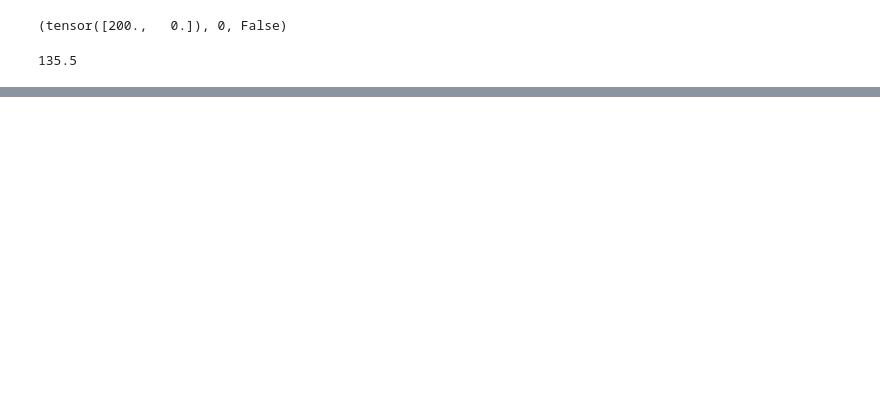
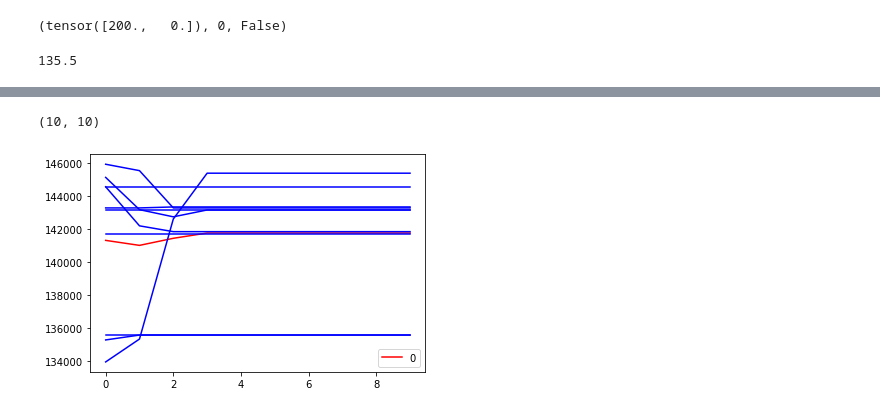
Before and after one commit to stengel/EquiLearn, a Jupyter notebook: learningAgents/src/LearningAgent Simulations.ipynb, the cells around one changed output, grey strips where cells are left out. Saved outputs shown, nothing was run; the diff lists cells and outputs as text; code cells hidden in the pictures; blank space fills up the shorter version.

Commit message:
learning plot for different strategies added

```diff
--- a/learningAgents/src/LearningAgent Simulations.ipynb
+++ b/learningAgents/src/LearningAgent Simulations.ipynb
@@ -5,7 +5,7 @@ from environmentModel import Model
 game = Model(totalDemand = 400,
                tupleCosts = (57, 71),
               totalStages = 25,
-            initState = [400/2,0])
+            initState = [400/2,0], adversaryMode=AdversaryModes.myopic)
 # %%
 game.reset()
 # %% [output]
@@ -21,7 +21,7 @@ from torch.distributions import Categorical
 
 # Hyperparameters
 def NeuralNetwork():
-    lr = .003
+    lr = .0009
     num_episodes = 20
 
     nn_ = 100
@@ -31,12 +31,12 @@ def NeuralNetwork():
                            nn.ReLU(),
                            nn.Linear(nn_,nn_),
                            nn.ReLU(),
-                           nn.Linear(nn_,200),
+                           nn.Linear(nn_,10),
                            nn.Softmax(dim=0))
     optim = torch.optim.Adam(policy.parameters(), lr=lr)
 
     return policy, optim
 # %%
-algorithm = ReinforceAlgorithm(game, NeuralNetwork, 100, 10, discountFactor =1)
+algorithm = ReinforceAlgorithm(game, NeuralNetwork, numberIterations=10, numberEpisodes=10, discountFactor =0.5)
 # %%
 algorithm.solver()
@@ -63,2 +148,4 @@ learning
 # %%
 algorithm.returns.shape
+# %% [output]
+(10, 10)
@@ -66,0 +152,6 @@ learning.plot()
+# %%
+ax=learning.plot(color='r')
+for i in range(algorithm.numberIterations):
+    ax.plot((pd.DataFrame(algorithm.returns[i])),color='b')
+# %% [output]
+[figure, added]
```
Also changed, not shown: parts of 12 cells of this notebook, 3 other files.
